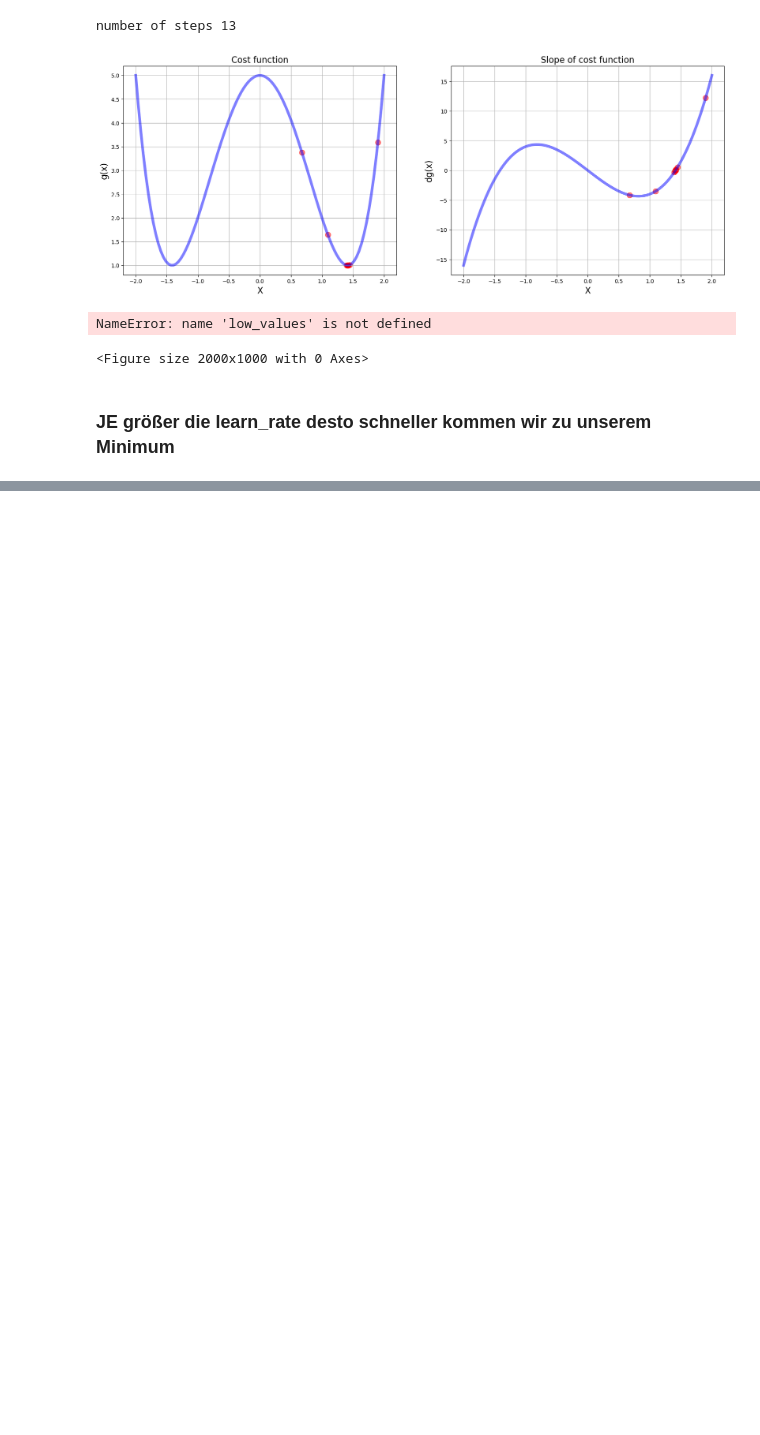
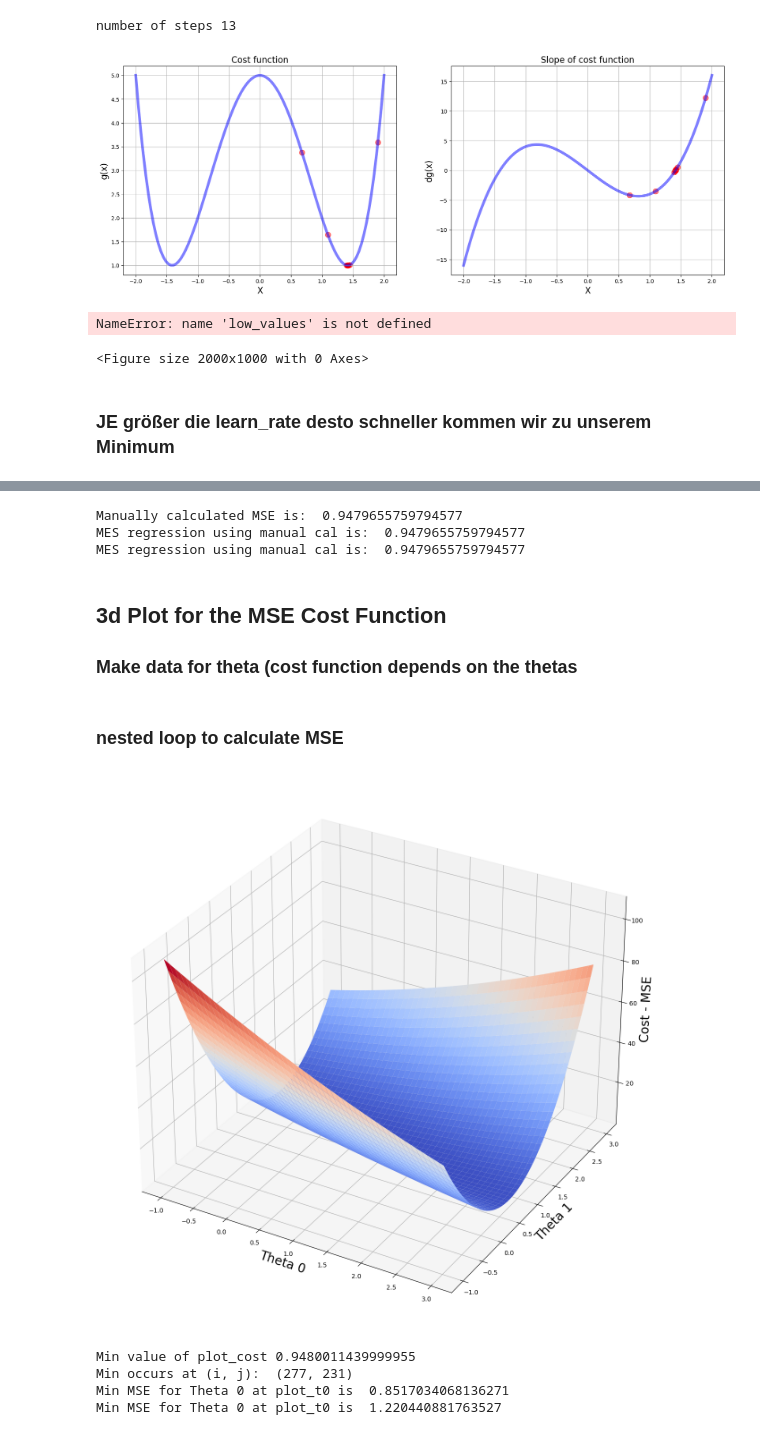
Before and after one commit to TLCasparS/MachineLearningLearner, a Jupyter notebook: Gradient Descent.ipynb, the cells around one changed output, grey strips where cells are left out. Saved outputs shown, nothing was run; the diff lists cells and outputs as text; code cells hidden in the pictures; blank space fills up the shorter version.

```diff
--- a/Gradient Descent.ipynb
+++ b/Gradient Descent.ipynb
@@ -646,0 +1002,62 @@ ax.plot_surface(x_4,y_4, f(x_4,y_4), cmap=cm.winter, alpha = 0.6)
+# %%
+print("Manually calculated MSE is: ", msee(y_5, y_hat))
+print("MES regression using manual cal is: ", mean_squared_error(y_5, y_hat))
+print("MES regression using manual cal is: ", mean_squared_error(y_5, regr.predict(x_5)))
+# %% [output]
+Manually calculated MSE is:  0.9479655759794577
+MES regression using manual cal is:  0.9479655759794577
+MES regression using manual cal is:  0.9479655759794577
+# %% [markdown]
+## 3d Plot for the MSE Cost Function
+### Make data for theta (cost function depends on the thetas
+# %%
+nr_thetas = 500
+th_0 = np.linspace(start=-1, stop= 3, num=nr_thetas)   # isst der Intercept = y Achsenabschnitt
+th_1 = np.linspace(start=-1, stop= 3, num=nr_thetas)   # ist der Regressions koeffizient = steigung der "Linie"
+# haben 1 array und brauchen ein 2d array nun
+
+
+
+plot_t0, plot_t1 = np.meshgrid(th_0, th_1)
+
+
+# macht unsere 1d arrays 2dimensional
+# %% [markdown]
+### nested loop to calculate MSE
+# %%
+zero_array = np.zeros((2,3)) # 2 mal 3 array aus nullen
+plot_cost = np.zeros((nr_thetas, nr_thetas))
+# plot_cost wollenw wir jetzt mit allen combinationen aus th0 und th1 befüllen
+
+# aus den thetas berechnen wir uns y_hat und geben es dann in der
+#msee funktion weiter
+for i in range(nr_thetas):
+    for j in range(nr_thetas):
+        y_hat = plot_t0[i][j]+ plot_t1[i][j]*x_5
+        plot_cost[i][j] =  msee(y_5,y_hat)
+# %%
+fig = plt.figure(figsize = [16,16])
+
+ax = fig.add_subplot(projection='3d') # schafft den 3d Raum
+
+ax.set_xlabel("Theta 0", fontsize = 20)
+ax.set_ylabel("Theta 1", fontsize = 20)
+ax.set_zlabel("Cost - MSE", fontsize = 20)
+
+ax.plot_surface(plot_t0, plot_t1,plot_cost, cmap=cm.coolwarm)
+plt.show()
+# %% [output]
+[figure, added]
+# %%
+print("Min value of plot_cost", plot_cost.min())
+ij_min = np.unravel_index(indices = plot_cost.argmin(), shape = plot_cost.shape)
+#gibt uns die indices wo das minimum liegt
+
+print("Min occurs at (i, j): ", ij_min)
+print("Min MSE for Theta 0 at plot_t0 is ", plot_t0[ij_min[0]][ij_min[1]])
+print("Min MSE for Theta 0 at plot_t0 is ", plot_t1[ij_min[0]][ij_min[1]])
+# %% [output]
+Min value of plot_cost 0.9480011439999955
+Min occurs at (i, j):  (277, 231)
+Min MSE for Theta 0 at plot_t0 is  0.8517034068136271
+Min MSE for Theta 0 at plot_t0 is  1.220440881763527
```
Also changed, not shown: parts of 40 cells of this notebook.
